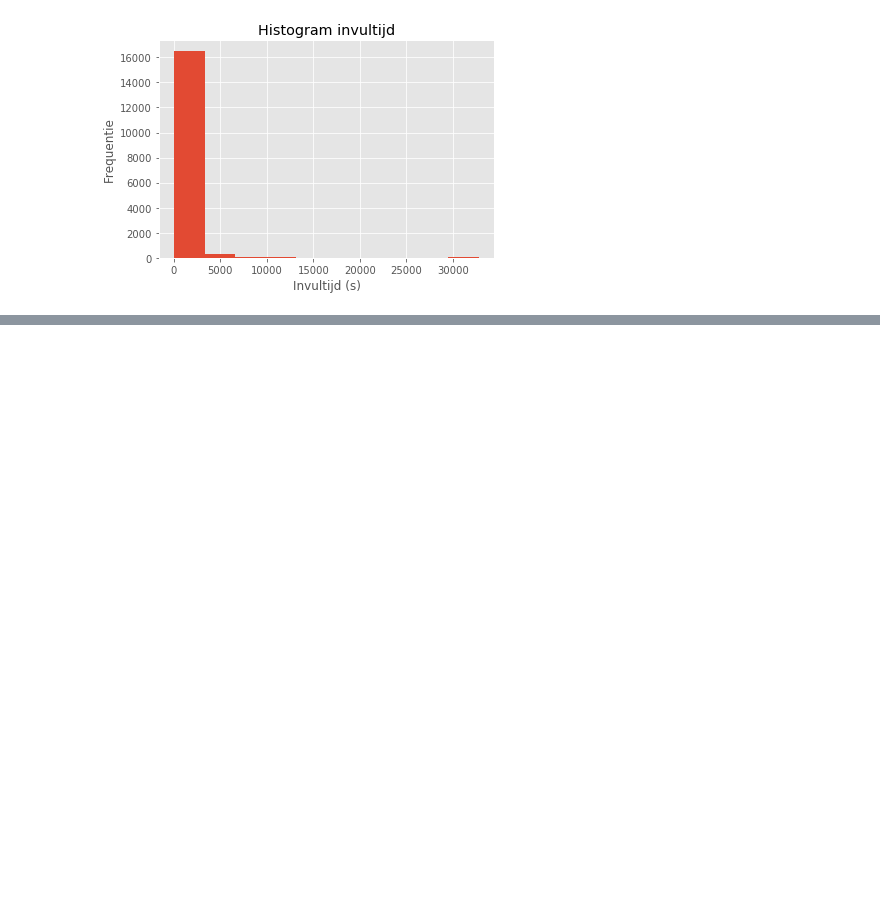
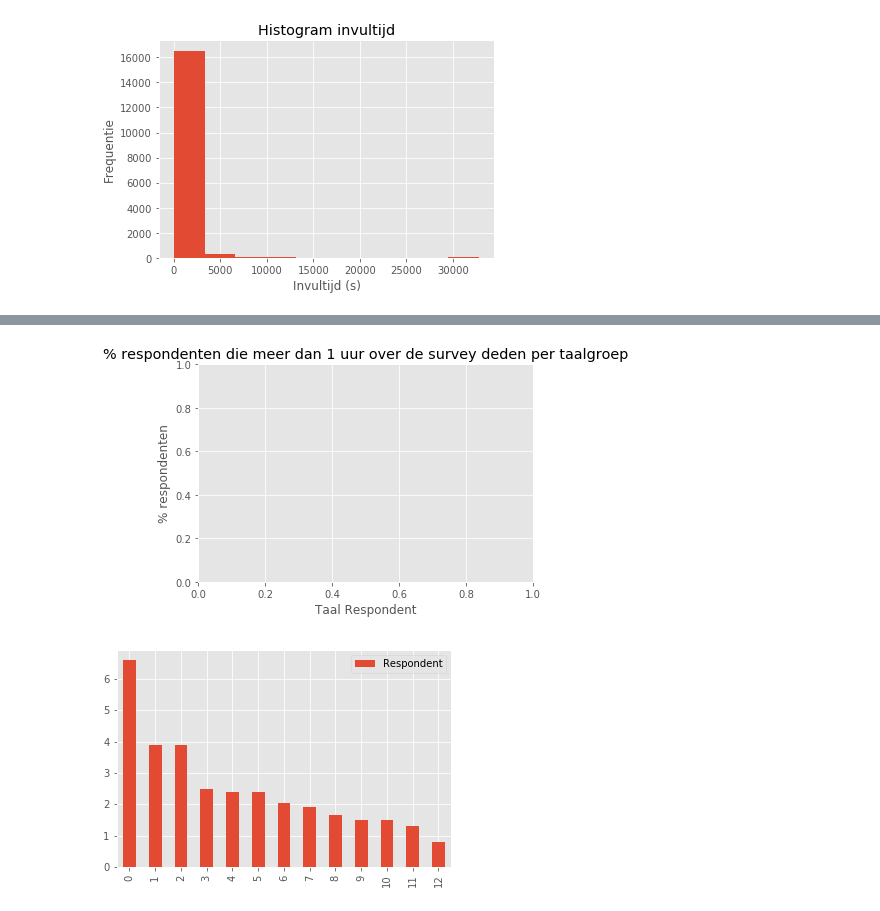
Before and after one commit to tomhostyn/VlMe2017, a Jupyter notebook: Wrangling.ipynb, the cells around one changed output, grey strips where cells are left out. Saved outputs shown, nothing was run; the diff lists cells and outputs as text; code cells hidden in the pictures; blank space fills up the shorter version.

```diff
--- a/Wrangling.ipynb
+++ b/Wrangling.ipynb
@@ -142,0 +181,6 @@ plt.show()
+# %%
+df_rel = (df.loc[df["Invultijd (seconden)"] > 3600,["Respondent","Taal"]].groupby("Taal").count() * 100/
+ df[["Respondent","Taal"]].groupby("Taal").count())
+df_rel = df_rel.sort_values(by="Respondent",ascending =False)
+df_rel = df_rel.reset_index()
+df_rel
@@ -142,0 +202,23 @@ plt.show()
+# %%
+plt.close()
+
+# Strings
+xlab = 'Taal Respondent'
+ylab = '% respondenten'
+title = '% respondenten die meer dan 1 uur over de survey deden per taalgroep'
+
+# Add axis labels
+plt.xlabel(xlab)
+plt.ylabel(ylab)
+
+# Add title
+plt.title(title)
+
+# Create plot
+df_rel.plot.bar();
+
+# Render plot
+plt.show()
+# %% [output]
+[figure, added]
+[figure, added]
```
Also changed, not shown: parts of 3 cells of this notebook.
